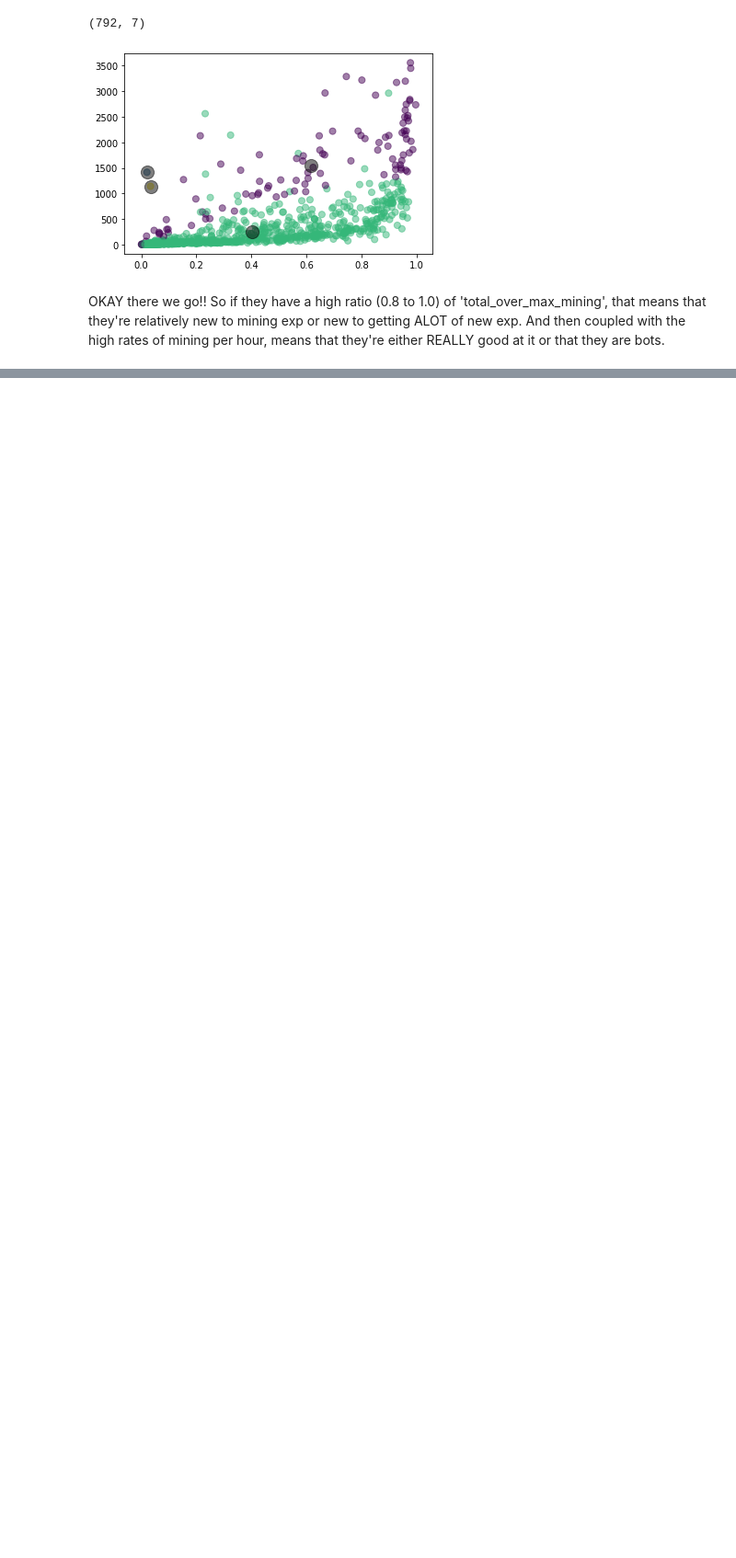
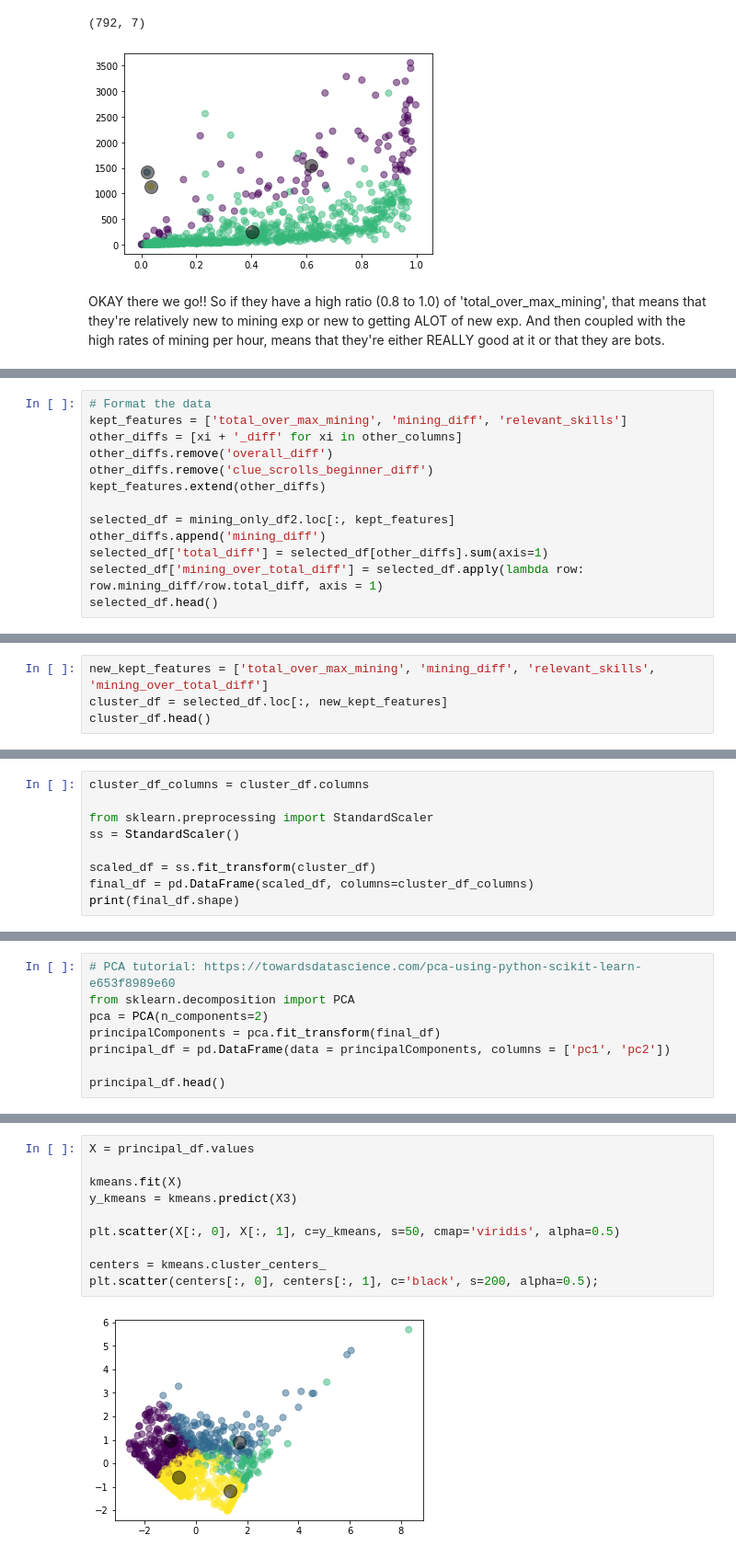
Before and after one commit to chriskok/BotClassification-OSRS, a Jupyter notebook: Classification-June2020.ipynb, the cells around one changed output, grey strips where cells are left out. Shown at 92% size. Saved outputs shown, nothing was run; the diff lists cells and outputs as text; blank space fills up the shorter version.

```diff
--- a/Classification-June2020.ipynb
+++ b/Classification-June2020.ipynb
@@ -707,0 +753,13 @@ mining_only_df2.loc[mining_only_df2['mining_diff'] > 0]
+# %%
+# Format the data
+kept_features = ['total_over_max_mining', 'mining_diff', 'relevant_skills']
+other_diffs = [xi + '_diff' for xi in other_columns]
+other_diffs.remove('overall_diff')
+other_diffs.remove('clue_scrolls_beginner_diff')
+kept_features.extend(other_diffs)
+
+selected_df = mining_only_df2.loc[:, kept_features]
+other_diffs.append('mining_diff')
+selected_df['total_diff'] = selected_df[other_diffs].sum(axis=1)
+selected_df['mining_over_total_diff'] = selected_df.apply(lambda row: row.mining_diff/row.total_diff, axis = 1)
+selected_df.head()
@@ -707,0 +774,4 @@ mining_only_df2.loc[mining_only_df2['mining_diff'] > 0]
+# %%
+new_kept_features = ['total_over_max_mining', 'mining_diff', 'relevant_skills', 'mining_over_total_diff']
+cluster_df = selected_df.loc[:, new_kept_features]
+cluster_df.head()
@@ -707,0 +785,9 @@ mining_only_df2.loc[mining_only_df2['mining_diff'] > 0]
+# %%
+cluster_df_columns = cluster_df.columns
+
+from sklearn.preprocessing import StandardScaler
+ss = StandardScaler()
+
+scaled_df = ss.fit_transform(cluster_df)
+final_df = pd.DataFrame(scaled_df, columns=cluster_df_columns)
+print(final_df.shape)
@@ -707,0 +796,8 @@ mining_only_df2.loc[mining_only_df2['mining_diff'] > 0]
+# %%
+# PCA tutorial: https://towardsdatascience.com/pca-using-python-scikit-learn-e653f8989e60
+from sklearn.decomposition import PCA
+pca = PCA(n_components=2)
+principalComponents = pca.fit_transform(final_df)
+principal_df = pd.DataFrame(data = principalComponents, columns = ['pc1', 'pc2'])
+
+principal_df.head()
@@ -707,0 +811,12 @@ mining_only_df2.loc[mining_only_df2['mining_diff'] > 0]
+# %%
+X = principal_df.values
+
+kmeans.fit(X)
+y_kmeans = kmeans.predict(X3)
+
+plt.scatter(X[:, 0], X[:, 1], c=y_kmeans, s=50, cmap='viridis', alpha=0.5)
+
+centers = kmeans.cluster_centers_
+plt.scatter(centers[:, 0], centers[:, 1], c='black', s=200, alpha=0.5);
+# %% [output]
+[figure, added]
```
Also changed, not shown: parts of 71 cells of this notebook.
